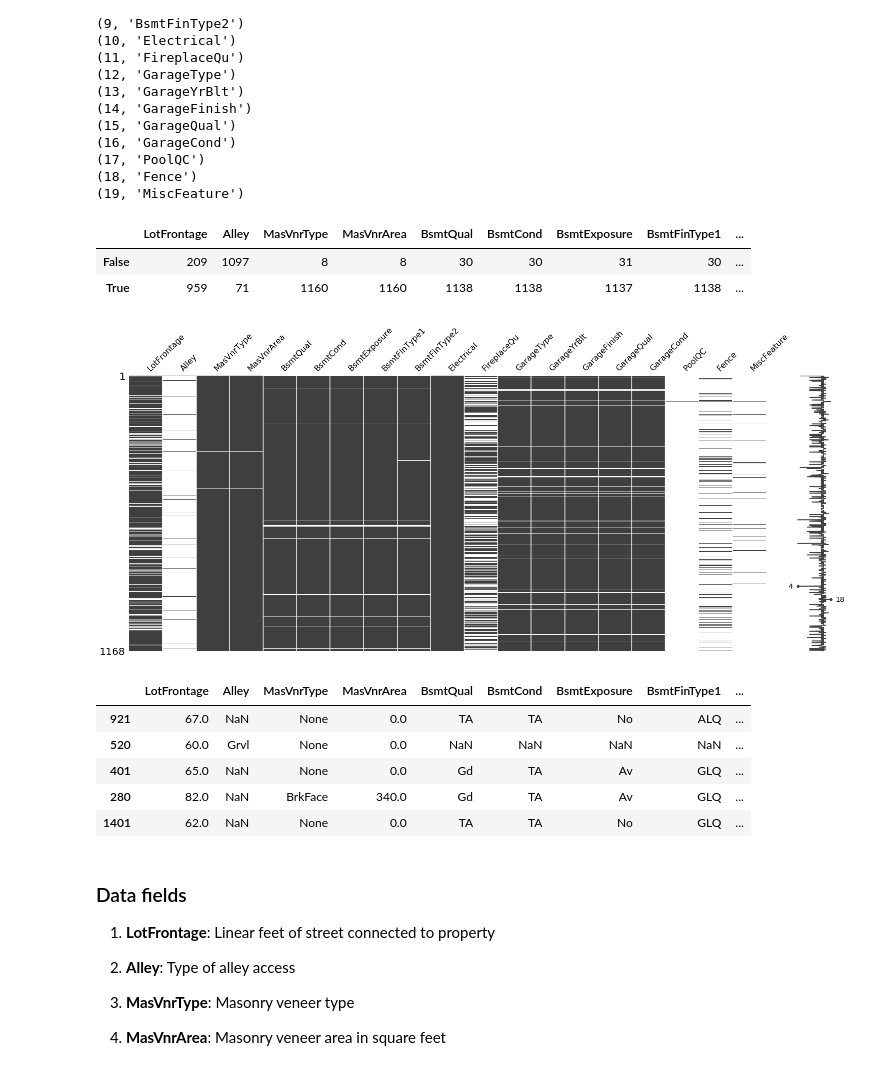
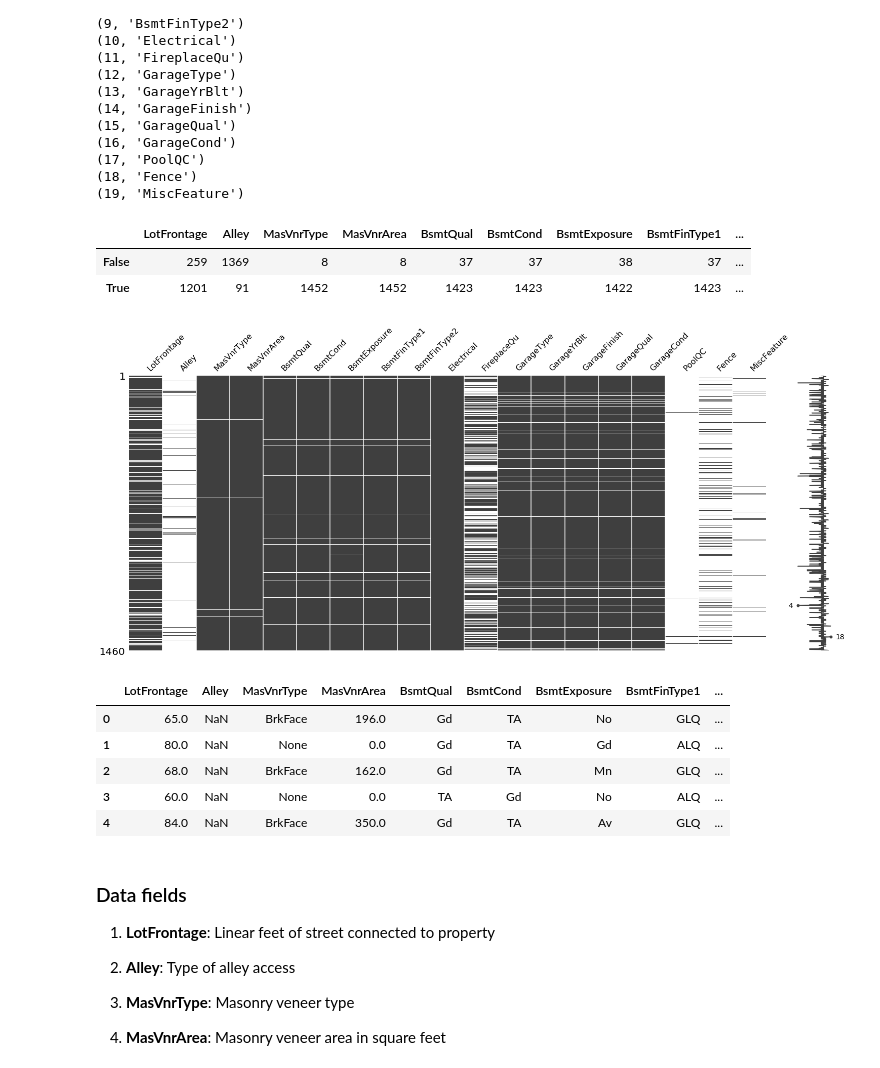
Before and after one commit to WillArevalo/Machine_Learning_works, a Jupyter notebook: Trees & Random Forests.ipynb, the cells around one changed output. Cells and saved outputs as stored; diff of their text form; code cells hidden in the pictures.

```diff
--- a/Trees & Random Forests.ipynb
+++ b/Trees & Random Forests.ipynb
@@ -85,3 +86,11 @@ housing_train.SalePrice.hist()
 # %% [output]
 <matplotlib.axes._subplots.AxesSubplot at 0x...>
 [figure]
+# %%
+# Create tarjet for classifier models
+conditions = [
+    housing_train.SalePrice < 100001,
+    (housing_train.SalePrice > 100000) & (housing_train.SalePrice < 500001),
+    housing_train.SalePrice > 500000]
+choices = [1,2,3]
+housing_train['SalePriceGroup'] = np.select(conditions, choices, default=np.nan)
@@ -175,7 +168,7 @@ dtype: int64
 # %% [markdown]
 We have 61 features without nulls and 19 with nulls
 # %%
-columns_with_nulls = [i for i,j in dict(X_train.isnull().any()).items()
+columns_with_nulls = [i for i,j in dict(housing_train.isnull().any()).items()
                       if j == True]
 print(*[(i,j) for i,j in enumerate(columns_with_nulls,1)], sep="\n")
 # %% [output]
@@ -199,24 +192,24 @@ print(*[(i,j) for i,j in enumerate(columns_with_nulls,1)], sep="\n")
 (18, 'Fence')
 (19, 'MiscFeature')
 # %%
-X_train[columns_with_nulls].notnull().apply(pd.Series.value_counts)
+housing_train[columns_with_nulls].notnull().apply(pd.Series.value_counts)
 # %% [output]
 |  | LotFrontage | Alley | MasVnrType | MasVnrArea | BsmtQual | BsmtCond | BsmtExposure | BsmtFinType1 | ... |
-| False | 209 | 1097 | 8 | 8 | 30 | 30 | 31 | 30 | ... |
-| True | 959 | 71 | 1160 | 1160 | 1138 | 1138 | 1137 | 1138 | ... |
+| False | 259 | 1369 | 8 | 8 | 37 | 37 | 38 | 37 | ... |
+| True | 1201 | 91 | 1452 | 1452 | 1423 | 1423 | 1422 | 1423 | ... |
 # %%
-msno.matrix(X_train[columns_with_nulls]);
+msno.matrix(housing_train[columns_with_nulls]);
 # %% [output]
-[figure, old version]
+[figure, new version]
 # %%
-X_train[columns_with_nulls].head()
+housing_train[columns_with_nulls].head()
 # %% [output]
 |  | LotFrontage | Alley | MasVnrType | MasVnrArea | BsmtQual | BsmtCond | BsmtExposure | BsmtFinType1 | ... |
-| 921 | 67.0 | NaN | None | 0.0 | TA | TA | No | ALQ | ... |
-| 520 | 60.0 | Grvl | None | 0.0 | NaN | NaN | NaN | NaN | ... |
-| 401 | 65.0 | NaN | None | 0.0 | Gd | TA | Av | GLQ | ... |
-| 280 | 82.0 | NaN | BrkFace | 340.0 | Gd | TA | Av | GLQ | ... |
-| 1401 | 62.0 | NaN | None | 0.0 | TA | TA | No | GLQ | ... |
+| 0 | 65.0 | NaN | BrkFace | 196.0 | Gd | TA | No | GLQ | ... |
+| 1 | 80.0 | NaN | None | 0.0 | Gd | TA | Gd | ALQ | ... |
+| 2 | 68.0 | NaN | BrkFace | 162.0 | Gd | TA | Mn | GLQ | ... |
+| 3 | 60.0 | NaN | None | 0.0 | TA | Gd | No | ALQ | ... |
+| 4 | 84.0 | NaN | BrkFace | 350.0 | Gd | TA | Av | GLQ | ... |
 # %% [markdown]
 ### Data fields
 1. **LotFrontage**: Linear feet of street connected to property
```
Also changed, not shown: parts of 62 cells of this notebook.
